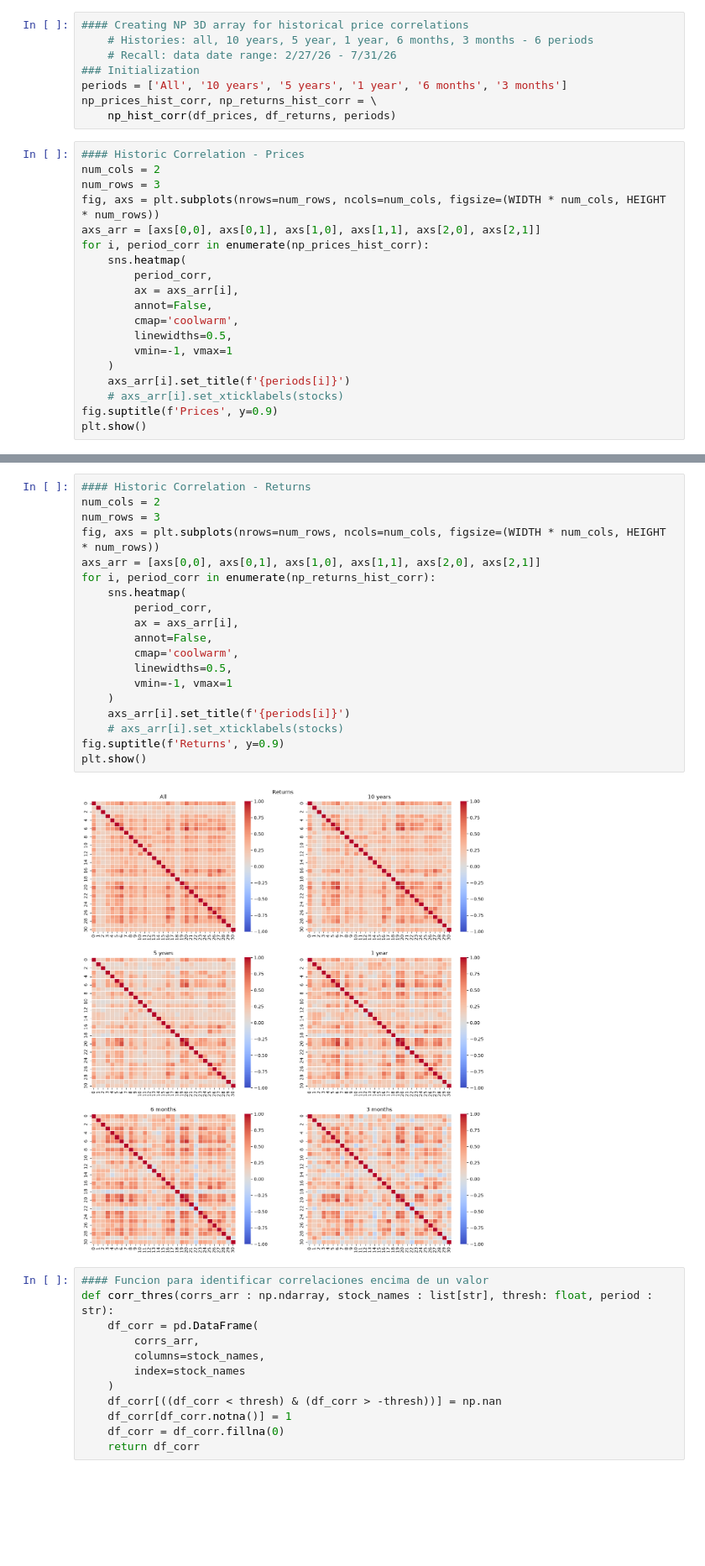
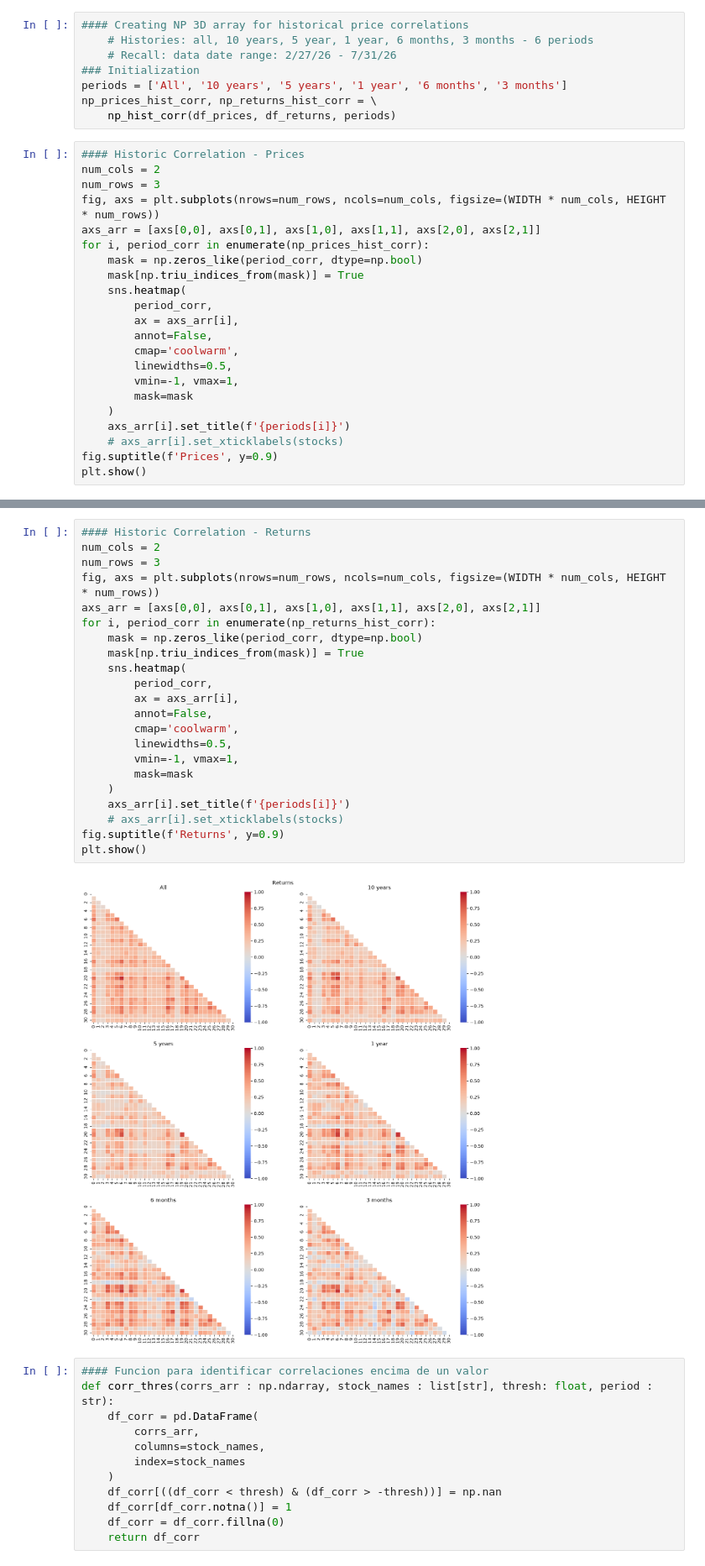
Before and after one commit to jp21bp/DS_Proyectos, a Jupyter notebook: 2_OptimizacionPortafolio/eda.ipynb, the cells around one changed output, grey strips where cells are left out. Shown at 84% size. Cells and saved outputs as stored; diff of their text form; blank space fills up the shorter version.

```diff
--- a/2_OptimizacionPortafolio/eda.ipynb
+++ b/2_OptimizacionPortafolio/eda.ipynb
@@ -150,13 +151,16 @@ num_rows = 3
 fig, axs = plt.subplots(nrows=num_rows, ncols=num_cols, figsize=(WIDTH * num_cols, HEIGHT * num_rows))
 axs_arr = [axs[0,0], axs[0,1], axs[1,0], axs[1,1], axs[2,0], axs[2,1]]
 for i, period_corr in enumerate(np_prices_hist_corr):
+    mask = np.zeros_like(period_corr, dtype=np.bool)
+    mask[np.triu_indices_from(mask)] = True
     sns.heatmap(
         period_corr,
         ax = axs_arr[i],
         annot=False,
         cmap='coolwarm',
         linewidths=0.5,
-        vmin=-1, vmax=1
+        vmin=-1, vmax=1,
+        mask=mask
     )
     axs_arr[i].set_title(f'{periods[i]}')
     # axs_arr[i].set_xticklabels(stocks)
@@ -167,24 +171,27 @@ plt.show()
 # %%
 #### Historic Correlation - Returns
 num_cols = 2
 num_rows = 3
 fig, axs = plt.subplots(nrows=num_rows, ncols=num_cols, figsize=(WIDTH * num_cols, HEIGHT * num_rows))
 axs_arr = [axs[0,0], axs[0,1], axs[1,0], axs[1,1], axs[2,0], axs[2,1]]
 for i, period_corr in enumerate(np_returns_hist_corr):
+    mask = np.zeros_like(period_corr, dtype=np.bool)
+    mask[np.triu_indices_from(mask)] = True
     sns.heatmap(
         period_corr,
         ax = axs_arr[i],
         annot=False,
         cmap='coolwarm',
         linewidths=0.5,
-        vmin=-1, vmax=1
+        vmin=-1, vmax=1,
+        mask=mask
     )
     axs_arr[i].set_title(f'{periods[i]}')
     # axs_arr[i].set_xticklabels(stocks)
 fig.suptitle(f'Returns', y=0.9)
 plt.show()
 # %% [output]
-[figure, old version]
+[figure, new version]
 # %%
 #### Funcion para identificar correlaciones encima de un valor
 def corr_thres(corrs_arr : np.ndarray, stock_names : list[str], thresh: float, period : str):
```
Also changed, not shown: parts of 5 cells of this notebook, 10 other files.
